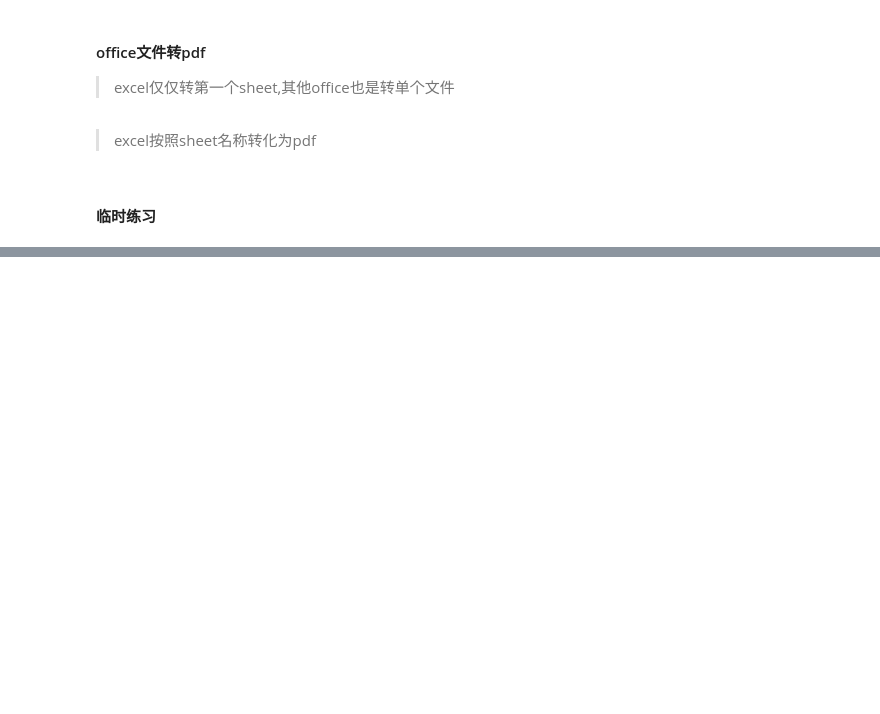
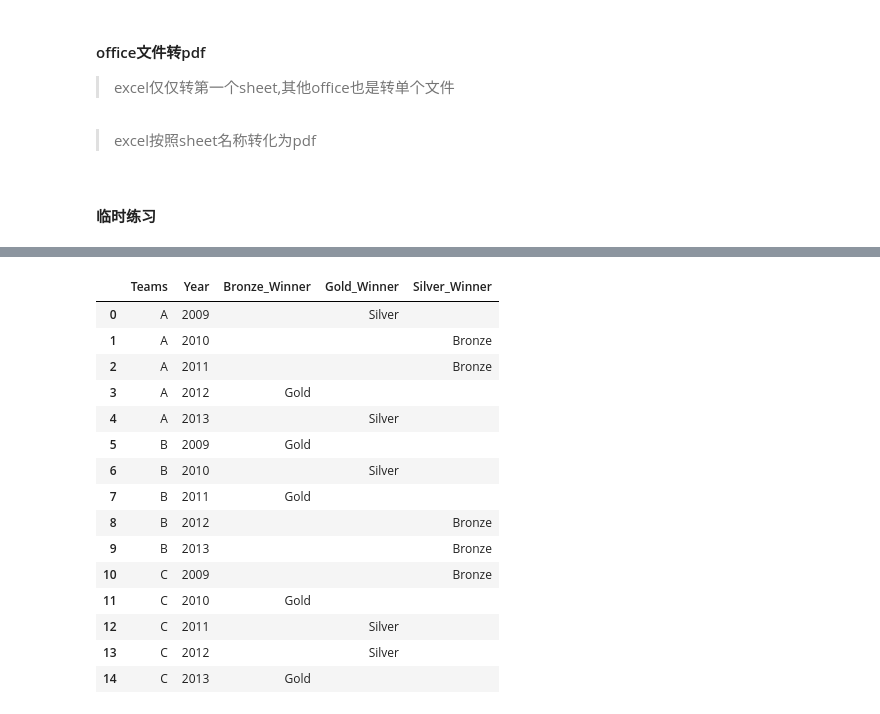
Before and after one commit to chenxy2022/learn, a Jupyter notebook: 日常练习company.ipynb, the cells around one changed output, grey strips where cells are left out. Saved outputs shown, nothing was run; the diff lists cells and outputs as text; code cells hidden in the pictures; blank space fills up the shorter version.

```diff
--- a/日常练习company.ipynb
+++ b/日常练习company.ipynb
@@ -1161,0 +933,45 @@ list(accumulate(pd.Series([100,10,1]),func=lambda x,y:np.mean([x,y])))
+# %%
+import datatable as dt
+
+s = """idx	Teams	Year	Medals_Won
+0	A	2009	Gold
+1	A	2010	Silver
+2	A	2011	Silver
+3	A	2012	Bronze
+4	A	2013	Gold
+5	B	2009	Bronze
+6	B	2010	Gold
+7	B	2011	Bronze
+8	B	2012	Silver
+9	B	2013	Silver
+10	C	2009	Silver
+11	C	2010	Bronze
+12	C	2011	Gold
+13	C	2012	Gold
+14	C	2013	Bronze"""
+df = dt.fread(s).to_pandas().set_index("idx")
+(
+    df.set_index("Teams	Year".split())
+    .Medals_Won.str.get_dummies()
+    .mul(df["Medals_Won"].unique()) # 文本用乘法，牛x
+    # .agg(lambda x: x.map({1: x.name}))["Gold	Silver Bronze".split()]
+    .add_suffix("_Winner")
+    .reset_index()
+)
+# %% [output]
+|  | Teams | Year | Bronze_Winner | Gold_Winner | Silver_Winner |
+| 0 | A | 2009 |  | Silver |  |
+| 1 | A | 2010 |  |  | Bronze |
+| 2 | A | 2011 |  |  | Bronze |
+| 3 | A | 2012 | Gold |  |  |
+| 4 | A | 2013 |  | Silver |  |
+| 5 | B | 2009 | Gold |  |  |
+| 6 | B | 2010 |  | Silver |  |
+| 7 | B | 2011 | Gold |  |  |
+| 8 | B | 2012 |  |  | Bronze |
+| 9 | B | 2013 |  |  | Bronze |
+| 10 | C | 2009 |  |  | Bronze |
+| 11 | C | 2010 | Gold |  |  |
+| 12 | C | 2011 |  | Silver |  |
+| 13 | C | 2012 |  | Silver |  |
+| 14 | C | 2013 | Gold |  |  |
```
Also changed, not shown: parts of 15 cells of this notebook.
